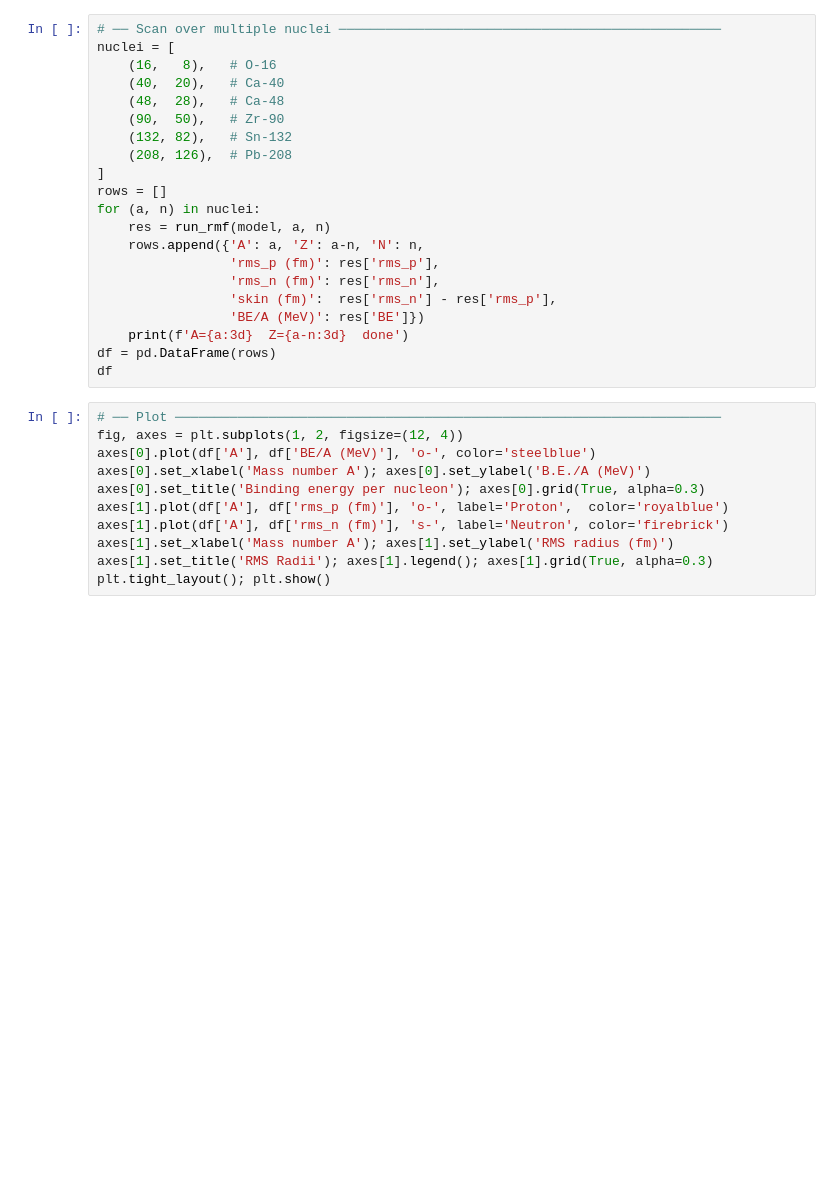
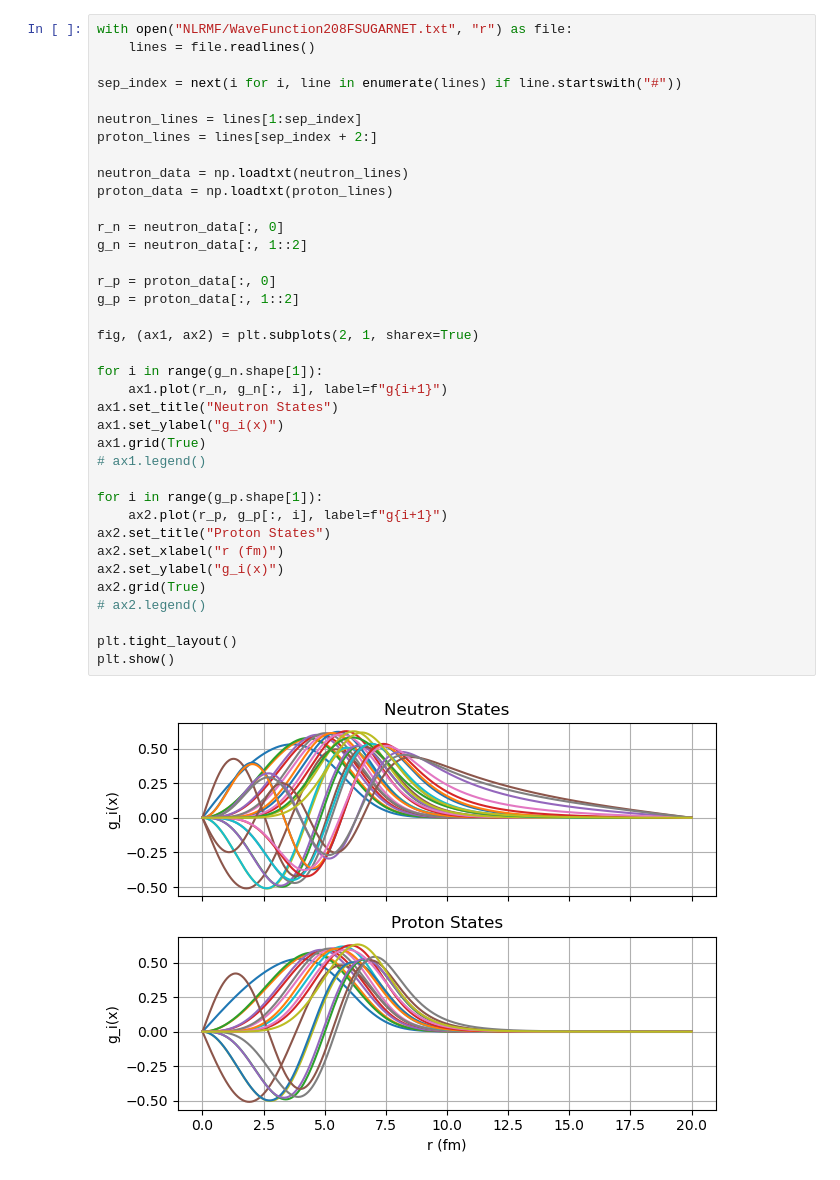
Before and after one commit to AthulKunjipurayil/rmfFiniteNuclei, a Jupyter notebook: FiniteNuclei.ipynb, the cells around one changed output. Drawn from its saved outputs; the diff is of its cells as text; blank space fills up the shorter version.

```diff
--- a/FiniteNuclei.ipynb
+++ b/FiniteNuclei.ipynb
@@ -58,32 +58,39 @@ print(f'B.E./A        : {out["BE"]:.4f} MeV')
-# %%
-# ── Scan over multiple nuclei ─────────────────────────────────────────────────
-nuclei = [
-    (16,   8),   # O-16
-    (40,  20),   # Ca-40
-    (48,  28),   # Ca-48
-    (90,  50),   # Zr-90
-    (132, 82),   # Sn-132
-    (208, 126),  # Pb-208
-]
-rows = []
-for (a, n) in nuclei:
-    res = run_rmf(model, a, n)
-    rows.append({'A': a, 'Z': a-n, 'N': n,
-                 'rms_p (fm)': res['rms_p'],
-                 'rms_n (fm)': res['rms_n'],
-                 'skin (fm)':  res['rms_n'] - res['rms_p'],
-                 'BE/A (MeV)': res['BE']})
-    print(f'A={a:3d}  Z={a-n:3d}  done')
-df = pd.DataFrame(rows)
-df
-# %%
-# ── Plot ──────────────────────────────────────────────────────────────────────
-fig, axes = plt.subplots(1, 2, figsize=(12, 4))
-axes[0].plot(df['A'], df['BE/A (MeV)'], 'o-', color='steelblue')
-axes[0].set_xlabel('Mass number A'); axes[0].set_ylabel('B.E./A (MeV)')
-axes[0].set_title('Binding energy per nucleon'); axes[0].grid(True, alpha=0.3)
-axes[1].plot(df['A'], df['rms_p (fm)'], 'o-', label='Proton',  color='royalblue')
-axes[1].plot(df['A'], df['rms_n (fm)'], 's-', label='Neutron', color='firebrick')
-axes[1].set_xlabel('Mass number A'); axes[1].set_ylabel('RMS radius (fm)')
-axes[1].set_title('RMS Radii'); axes[1].legend(); axes[1].grid(True, alpha=0.3)
-plt.tight_layout(); plt.show()
+# %%
+with open("NLRMF/WaveFunction208FSUGARNET.txt", "r") as file:
+    lines = file.readlines()
+
+sep_index = next(i for i, line in enumerate(lines) if line.startswith("#"))
+
+neutron_lines = lines[1:sep_index]
+proton_lines = lines[sep_index + 2:]
+
+neutron_data = np.loadtxt(neutron_lines)
+proton_data = np.loadtxt(proton_lines)
+
+r_n = neutron_data[:, 0]
+g_n = neutron_data[:, 1::2]
+
+r_p = proton_data[:, 0]
+g_p = proton_data[:, 1::2]
+
+fig, (ax1, ax2) = plt.subplots(2, 1, sharex=True)
+
+for i in range(g_n.shape[1]):
+    ax1.plot(r_n, g_n[:, i], label=f"g{i+1}")
+ax1.set_title("Neutron States")
+ax1.set_ylabel("g_i(x)")
+ax1.grid(True)
+# ax1.legend()
+
+for i in range(g_p.shape[1]):
+    ax2.plot(r_p, g_p[:, i], label=f"g{i+1}")
+ax2.set_title("Proton States")
+ax2.set_xlabel("r (fm)")
+ax2.set_ylabel("g_i(x)")
+ax2.grid(True)
+# ax2.legend()
+
+plt.tight_layout()
+plt.show()
+# %% [output]
+[figure, added]
```
Also changed, not shown: parts of 8 cells of this notebook.
